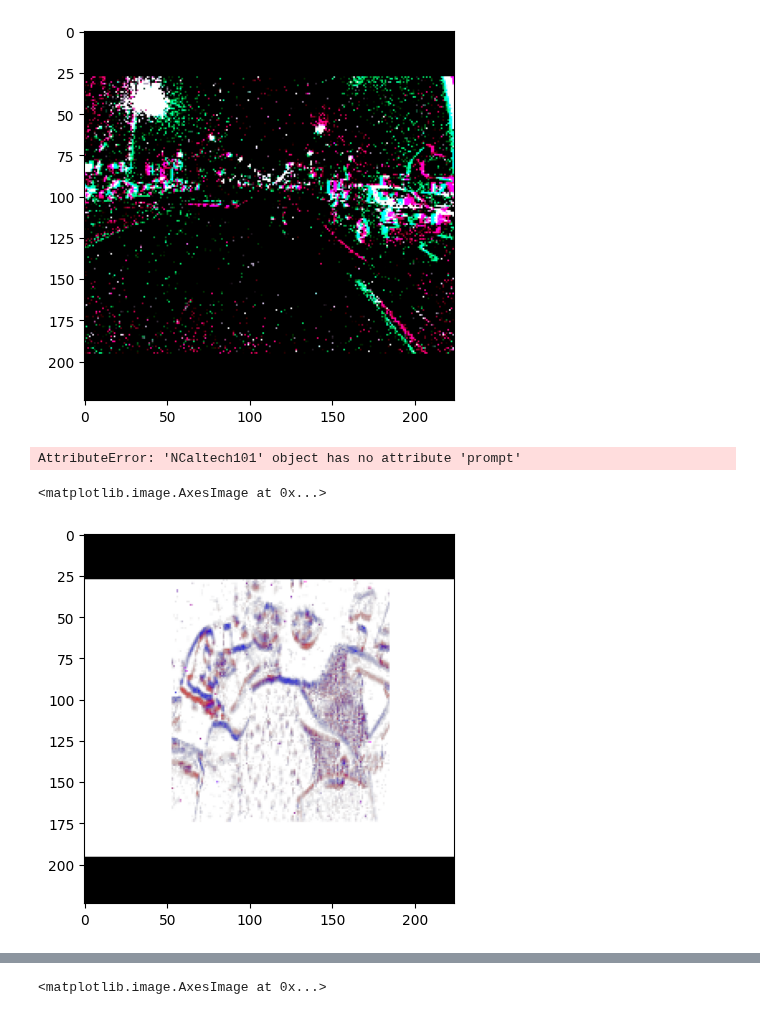
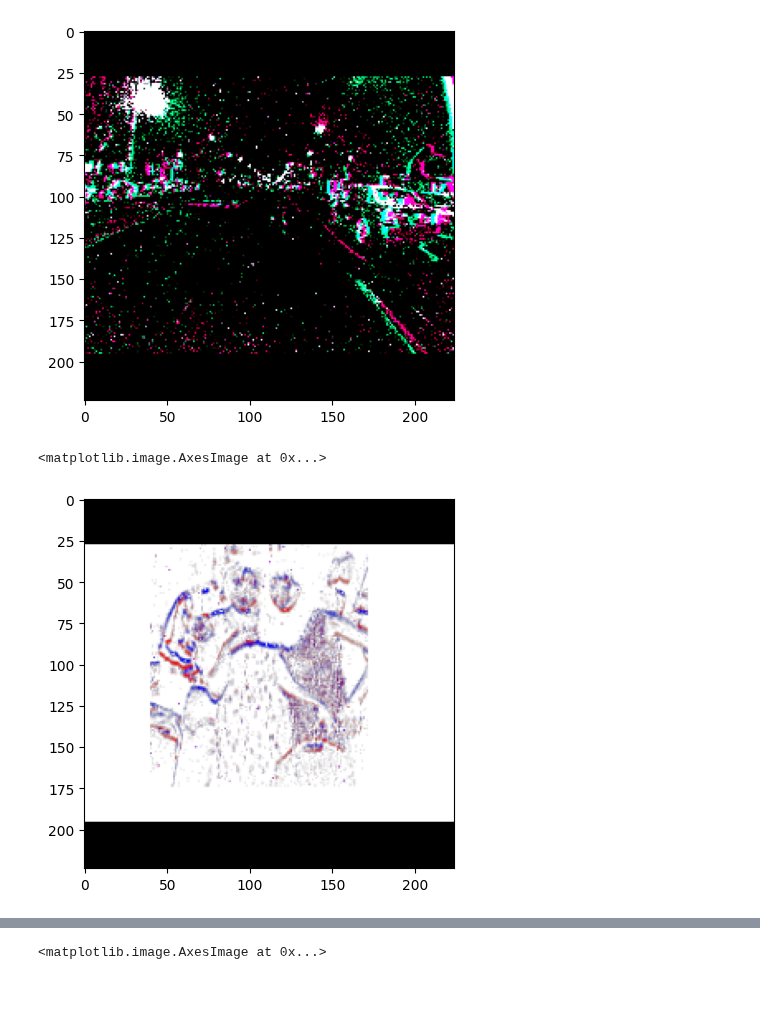
Before and after one commit to ucsd-hdsi-dvs/Events-ImageBind, a Jupyter notebook: test.ipynb, the cells around one changed output, grey strips where cells are left out. Drawn from its saved outputs; the diff is of its cells as text; code cells hidden in the pictures.

```diff
--- a/test.ipynb
+++ b/test.ipynb
@@ -726,10 +726,6 @@ def resize_pad(frame, size=224):
 from datasets.eclipdatasets.caltech import NCaltech101
 root='/tsukimi/datasets/N-Caltech101/testing'
 dataset=NCaltech101(root,augmentation=True)
-# %%
-dataset.prompt
-# %% [output]
-AttributeError: 'NCaltech101' object has no attribute 'prompt'
 # %%
 from datasets.eclipdatasets.event2img import Event2ImageDataset
 from torchvision import transforms
@@ -746,10 +742,11 @@ dataset=Event2ImageDataset(event_dataset=dataset,transforms=frame_normalize,quan
             background_mask=True,  # apply white background via alpha-masking
         ))
 # %%
-plt.imshow(dataset[0]['img'][0].permute(1,2,0))
+import matplotlib.pyplot as plt
+plt.imshow(dataset[0]['img'][:,0,:,:].permute(1,2,0))
 # %% [output]
 <matplotlib.image.AxesImage at 0x...>
-[figure, old version]
+[figure, new version]
 # %%
 dataset[0]['img'].shape
 # %% [output]
```
Also changed, not shown: parts of 4 cells of this notebook, 3 other files.
